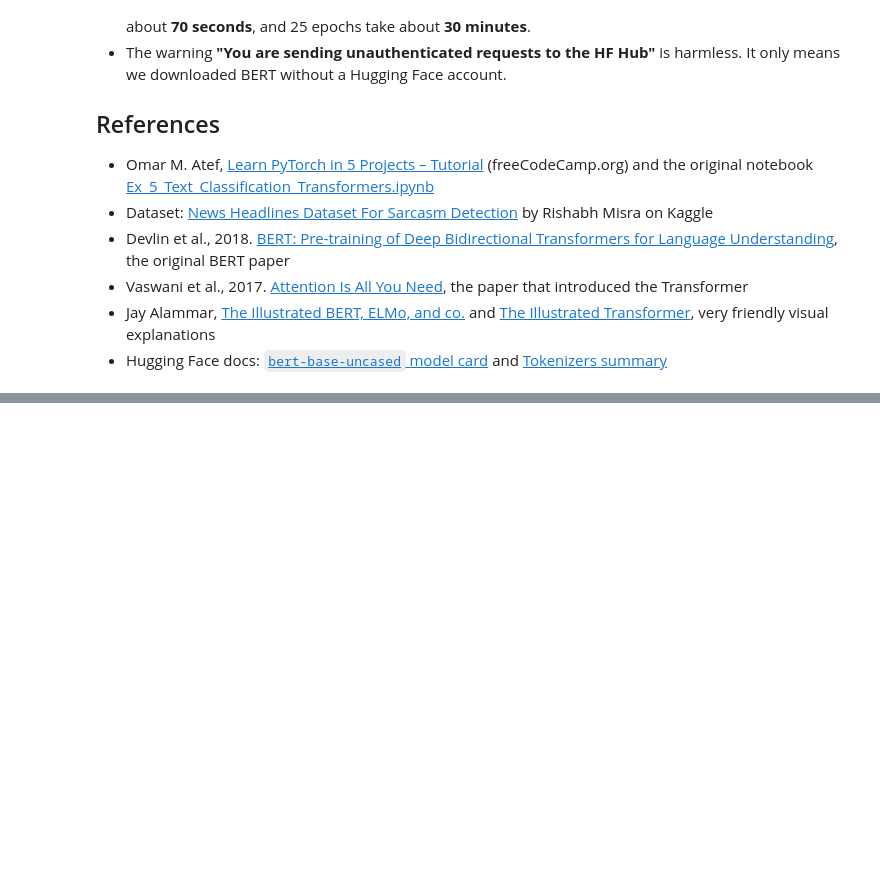
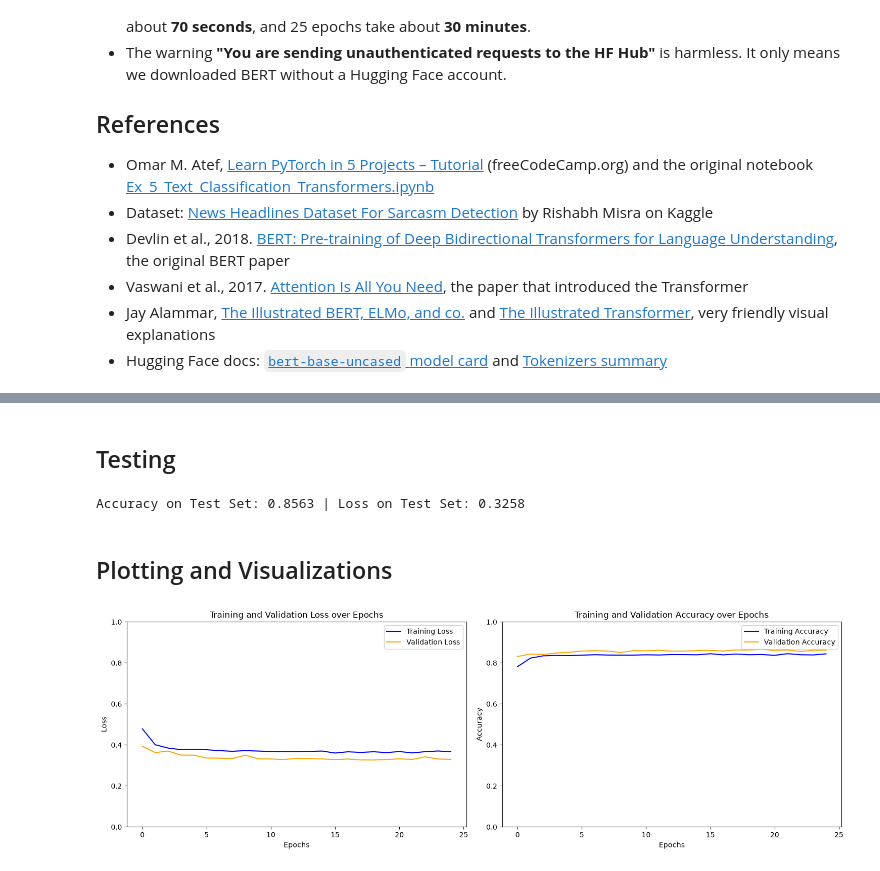
Before and after one commit to Zendin110206/pytorch-5-projects-learning, a Jupyter notebook: notebooks/05_text_classification_bert_sarcasm.ipynb, the cells around one changed output, grey strips where cells are left out. Saved outputs shown, nothing was run; the diff lists cells and outputs as text; code cells hidden in the pictures; blank space fills up the shorter version.

Commit message:
feat(05-text): classify sarcastic headlines with a frozen BERT

```diff
--- a/notebooks/05_text_classification_bert_sarcasm.ipynb
+++ b/notebooks/05_text_classification_bert_sarcasm.ipynb
@@ -422,0 +531,4 @@ There's also a risk:
+# %%
+BATCH_SIZE = 32
+EPOCHS = 25
+LR = 1e-4
@@ -422,0 +537,4 @@ There's also a risk:
+# %%
+train_dataloader = DataLoader(training_data, batch_size=BATCH_SIZE, shuffle=True) # Create a DataLoader for the training data with specified batch size and shuffling enabled
+validation_dataloader = DataLoader(validation_data, batch_size=BATCH_SIZE, shuffle=False) # Create a DataLoader for the validation data with specified batch size and shuffling disabled
+testing_dataloader = DataLoader(test_data, batch_size=BATCH_SIZE, shuffle=False) # Create a DataLoader for the test data with specified batch size and shuffling disabled
@@ -422,0 +564,5 @@ There's also a risk:
+# %%
+for param in bert_model.parameters():
+    param.requires_grad = False # Freeze the parameters of the BERT model to prevent them from being updated during training
+
+model = MyModel(bert_model).to(device) # Create an instance of the MyModel class and move it to the specified device (CPU or GPU)
@@ -422,0 +571,3 @@ There's also a risk:
+# %%
+criterion = nn.BCELoss() # Define the binary cross-entropy loss function for training the model
+optimizer = Adam(model.parameters(), lr=LR) # Define the Adam optimizer with the model parameters and specified learning rate
@@ -422,0 +644,50 @@ There's also a risk:
+# %% [markdown]
+## Testing
+# %%
+model.eval() # Set the model to evaluation mode (disables dropout and other training-specific behaviors)
+
+with torch.no_grad(): # Disable gradient computation for testing (saves memory and computations)
+    total_acc_test = 0 # Initialize the total test accuracy
+    total_loss_test = 0 # Initialize the total test loss
+
+    for inputs, labels in testing_dataloader: # Iterate over the test data in batches
+        inputs.to(device) # Move the input tensors to the specified device (CPU or GPU)
+        labels.to(device) # Move the label tensors to the specified device (CPU or GPU)
+
+        predictions = model(inputs['input_ids'].squeeze(1), inputs['attention_mask'].squeeze(1)).squeeze(1) # Pass the input tensors through the model to get predictions
+        batch_loss = criterion(predictions, labels) # Compute the loss between the predictions and the true labels
+        total_loss_test += batch_loss.item() # Accumulate the test loss
+
+        acc = ((predictions).round() == labels).sum().item() # Compute the number of correct predictions in the current batch
+        total_acc_test += acc
+
+print(f"Accuracy on Test Set: {round(total_acc_test/len(test_data), 4)} | Loss on Test Set: {round(total_loss_test/len(testing_dataloader), 4)}") # Print the accuracy and loss on the test set
+# %% [output]
+Accuracy on Test Set: 0.8563 | Loss on Test Set: 0.3258
+# %% [markdown]
+## Plotting and Visualizations
+# %%
+fig, axs = plt.subplots(1, 2, figsize=(15, 5)) # Create a figure with two subplots for visualizing loss and accuracy
+
+# Plotting Loss
+axs[0].plot(total_loss_train_plot, label='Training Loss', color='blue') # Plot the training loss over epochs in blue
+axs[0].plot(total_loss_validation_plot, label='Validation Loss', color='orange') # Plot the validation loss over epochs in orange
+axs[0].set_title('Training and Validation Loss over Epochs') # Set the title for the loss subplot
+axs[0].set_xlabel('Epochs') # Set the x-axis label for the loss subplot
+axs[0].set_ylabel('Loss') # Set the y-axis label for the loss subplot
+axs[0].set_ylim([0,1]) # Set the y-axis limits for the loss subplot to be between 0 and 1
+axs[0].legend() # Add a legend to the loss subplot
+
+axs[1].plot(total_acc_train_plot, label='Training Accuracy', color='blue') # Plot the training accuracy over epochs in blue
+axs[1].plot(total_acc_validation_plot, label='Validation Accuracy', color='orange') # Plot the validation accuracy over epochs in orange
+axs[1].set_title('Training and Validation Accuracy over Epochs') # Set the title for the accuracy subplot
+axs[1].set_xlabel('Epochs') # Set the x-axis label for the accuracy subplot
+axs[1].set_ylabel('Accuracy') # Set the y-axis label for the accuracy subplot
+axs[1].set_ylim([0,1]) # Accuracy is stored as a fraction
+axs[1].legend() # Add a legend to the accuracy subplot
+
+plt.tight_layout() # Adjust the layout of the subplots to prevent overlap
+
+plt.show() # Display the plots for loss and accuracy over epochs
+# %% [output]
+[figure, added]
```
Also changed, not shown: parts of 25 cells of this notebook.
